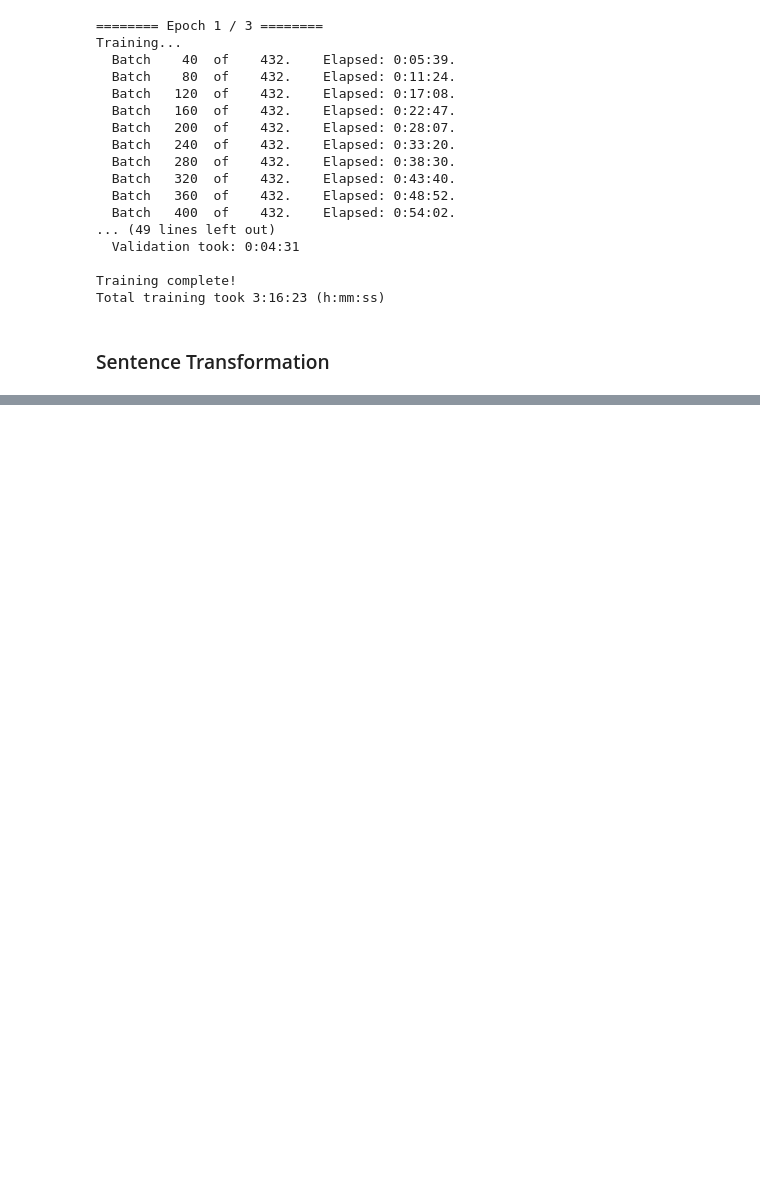
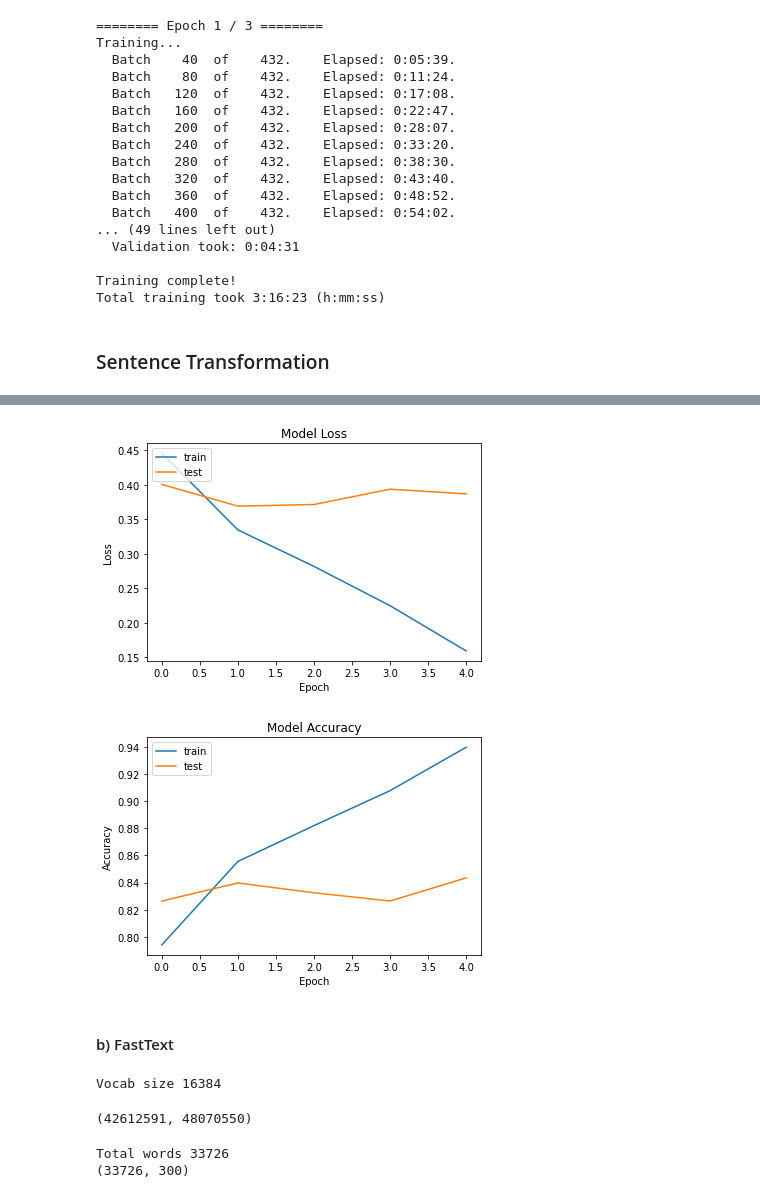
Before and after one commit to ralucaginga/ML-Projects, a Jupyter notebook: Steam Game User Suggestion/03. Modelling.ipynb, the cells around one changed output, grey strips where cells are left out. Drawn from its saved outputs; the diff is of its cells as text; code cells hidden in the pictures; blank space fills up the shorter version.

Commit message:
Progress on Modelling notebook

```diff
--- a/Steam Game User Suggestion/03. Modelling.ipynb
+++ b/Steam Game User Suggestion/03. Modelling.ipynb
@@ -685,0 +744,7 @@ model_3.evaluate(val_embeddings, y_valid, steps = 10, verbose = 1)
+# %%
+embedding_matrix = np.zeros((vocab_size, 300))
+for word, i in tokenizer.word_index.items():
+    if word in w2v_model.wv:
+        embedding_matrix[i] = w2v_model.wv[word]
+print(embedding_matrix.shape)
+embedding_layer = Embedding(vocab_size, 300, weights=[embedding_matrix], input_length=300, trainable=False)
@@ -685,0 +753,16 @@ model_3.evaluate(val_embeddings, y_valid, steps = 10, verbose = 1)
+# %%
+model_4 = Sequential()
+model_4.add(embedding_layer)
+model_4.add(LSTM(128))
+model_4.add(Dense(1, activation='sigmoid'))
+model_4.summary()
+model_4.compile(loss='binary_crossentropy',
+              optimizer="adam",
+              metrics=['accuracy'])
+history = model_4.fit(x_train_w2v, y_train,
+                    batch_size=64,
+                    validation_data = (x_valid_w2v, y_valid),
+                    callbacks=[tf.keras.callbacks.ReduceLROnPlateau(monitor="val_loss",patience=3,verbose=1,mode="min"),
+                              tf.keras.callbacks.EarlyStopping(monitor='val_loss',patience=3,verbose=1,restore_best_weights=True)],
+                    epochs=15,
+                    verbose=1)
@@ -685,0 +787,52 @@ model_3.evaluate(val_embeddings, y_valid, steps = 10, verbose = 1)
+# %%
+plt.plot(history.history['loss'])
+plt.plot(history.history['val_loss'])
+plt.title('Model Loss')
+plt.ylabel('Loss')
+plt.xlabel('Epoch')
+plt.legend(['train', 'test'], loc='upper left')
+plt.show()
+
+plt.plot(history.history['accuracy'])
+plt.plot(history.history['val_accuracy'])
+plt.title('Model Accuracy')
+plt.ylabel('Accuracy')
+plt.xlabel('Epoch')
+plt.legend(['train', 'test'], loc='upper left')
+plt.show()
+# %% [output]
+[figure, added]
+[figure, added]
+# %% [markdown]
+#### b) FastText
+# %%
+ft_model = gensim.models.fasttext.FastText(vector_size = 300,
+                                            window = 2,
+                                            min_count = 2)
+ft_model.build_vocab(documents_lemma)
+words = ft_model.wv.index_to_key
+vocab_size = len(words)
+print("Vocab size", vocab_size)
+ft_model.train(documents_lemma, total_examples=len(documents_lemma), epochs = 50)
+# %% [output]
+Vocab size 16384
+(42612591, 48070550)
+# %%
+tokenizer = Tokenizer()
+tokenizer.fit_on_texts(X_train.clean_review)
+
+vocab_size = len(tokenizer.word_index) + 1
+print("Total words", vocab_size)
+
+x_train_ft = pad_sequences(tokenizer.texts_to_sequences(X_train.clean_review), maxlen = 300)
+x_valid_ft = pad_sequences(tokenizer.texts_to_sequences(X_valid.clean_review), maxlen = 300)
+
+embedding_matrix = np.zeros((vocab_size, 300))
+for word, i in tokenizer.word_index.items():
+    if word in ft_model.wv:
+        embedding_matrix[i] = ft_model.wv[word]
+print(embedding_matrix.shape)
+embedding_layer = Embedding(vocab_size, 300, weights=[embedding_matrix], input_length=300, trainable=False)
+# %% [output]
+Total words 33726
+(33726, 300)
```
Also changed, not shown: parts of 11 cells of this notebook.
